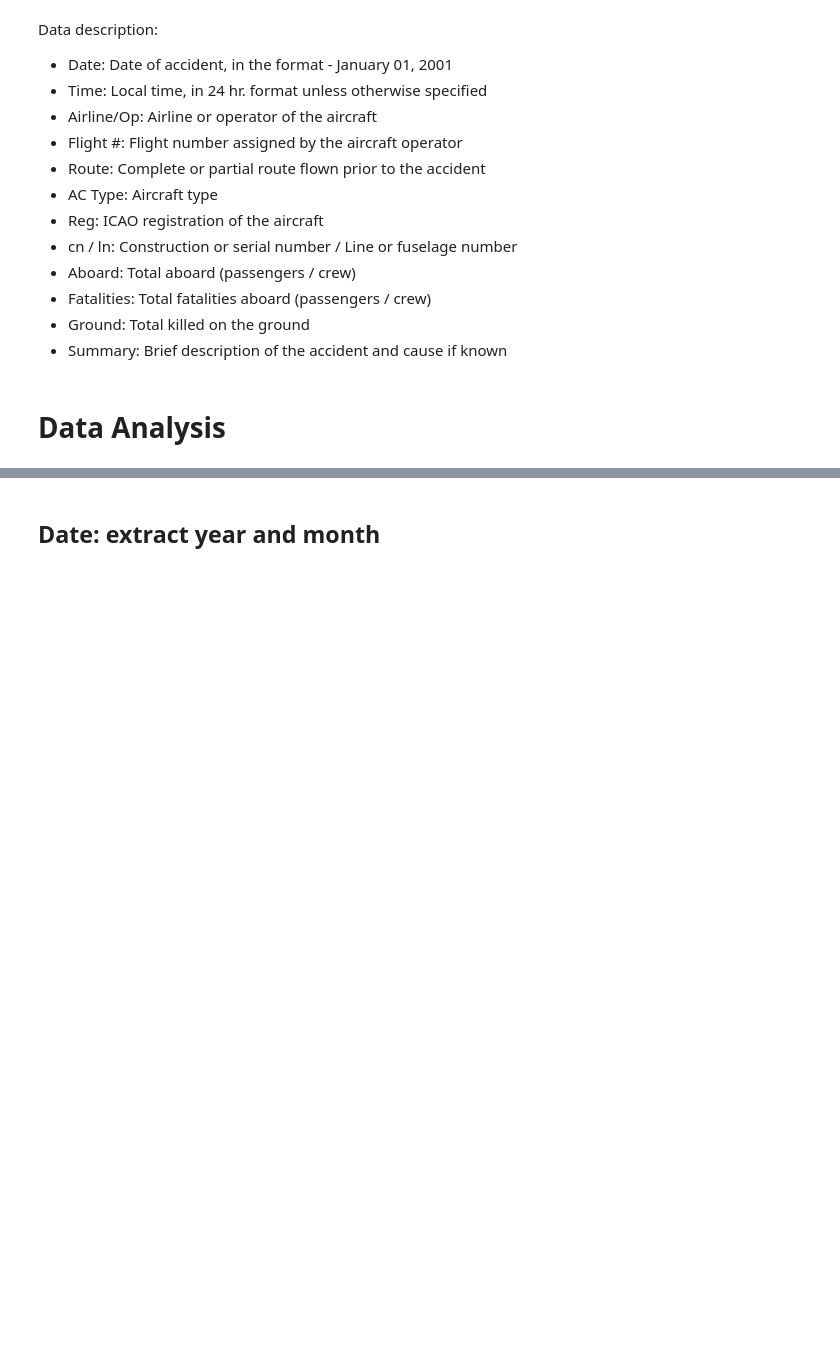
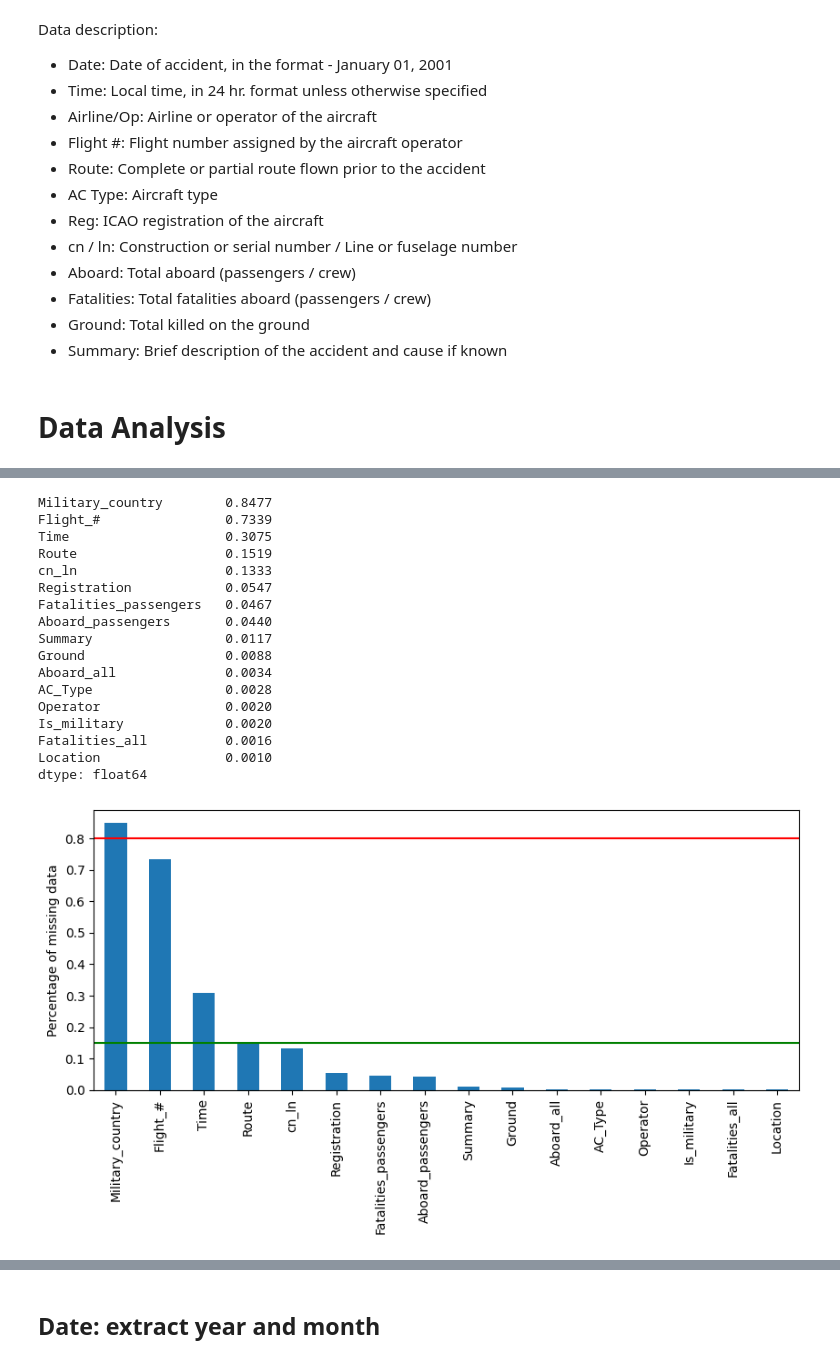
Before and after one commit to kiselevskaya/plane_crash_model_deployment, a Jupyter notebook: plane_crash_EDA.ipynb, the cells around one changed output, grey strips where cells are left out. Saved outputs shown, nothing was run; the diff lists cells and outputs as text; code cells hidden in the pictures; blank space fills up the shorter version.

```diff
--- a/plane_crash_EDA.ipynb
+++ b/plane_crash_EDA.ipynb
@@ -145,0 +267,60 @@ plt.show()
+# %%
+# plot columns in discending order of percent unique for columns with more then 1 unique values
+def plot_pct_unique(data: DataFrame) -> None:
+    df = data.copy()
+    # make a list of the variables that contain unique values
+    vars_with_unique = [var for var in df.columns if df[var].nunique()/data.shape[0] > 0]
+
+    # determine percentage of unique values (expressed as decimals)
+    # and display the result ordered by % of unique data
+    table = df[vars_with_unique].nunique().sort_values(ascending=False)/df.shape[0]
+    print(table)
+
+    # plot
+    table.plot.bar(figsize=(10, 4))
+    plt.ylabel('Percentage of unique data')
+    plt.axhline(y=0.80, color='r', linestyle='-')
+    plt.axhline(y=0.15, color='g', linestyle='-')
+
+    plt.show()
+
+
+# plot columns with missing values in discending order of percent missing
+def plot_pct_missing(data: DataFrame) -> None:
+    df = data.copy()
+    # make a list of the variables that contain missing values
+    vars_with_na = [var for var in df.columns if df[var].isnull().sum() > 0]
+
+    # determine percentage of missing values (expressed as decimals)
+    # and display the result ordered by % of missin data
+    print(df[vars_with_na].isnull().mean().sort_values(ascending=False))
+
+    # plot
+    df[vars_with_na].isnull().mean().sort_values(
+        ascending=False).plot.bar(figsize=(10, 4))
+    plt.ylabel('Percentage of missing data')
+    plt.axhline(y=0.80, color='r', linestyle='-')
+    plt.axhline(y=0.15, color='g', linestyle='-')
+
+    plt.show()
+# %%
+plot_pct_missing(data)
+# %% [output]
+Military_country        0.8477
+Flight_#                0.7339
+Time                    0.3075
+Route                   0.1519
+cn_ln                   0.1333
+Registration            0.0547
+Fatalities_passengers   0.0467
+Aboard_passengers       0.0440
+Summary                 0.0117
+Ground                  0.0088
+Aboard_all              0.0034
+AC_Type                 0.0028
+Operator                0.0020
+Is_military             0.0020
+Fatalities_all          0.0016
+Location                0.0010
+dtype: float64
+[figure, added]
```
Also changed, not shown: parts of 205 cells of this notebook, 1 other file.
